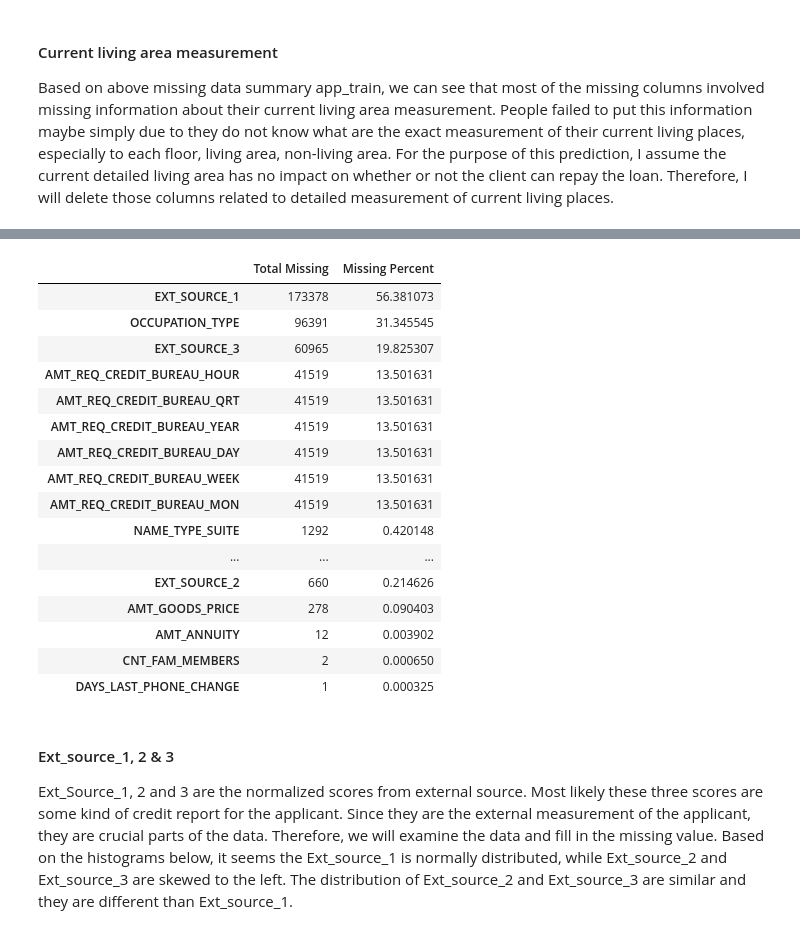
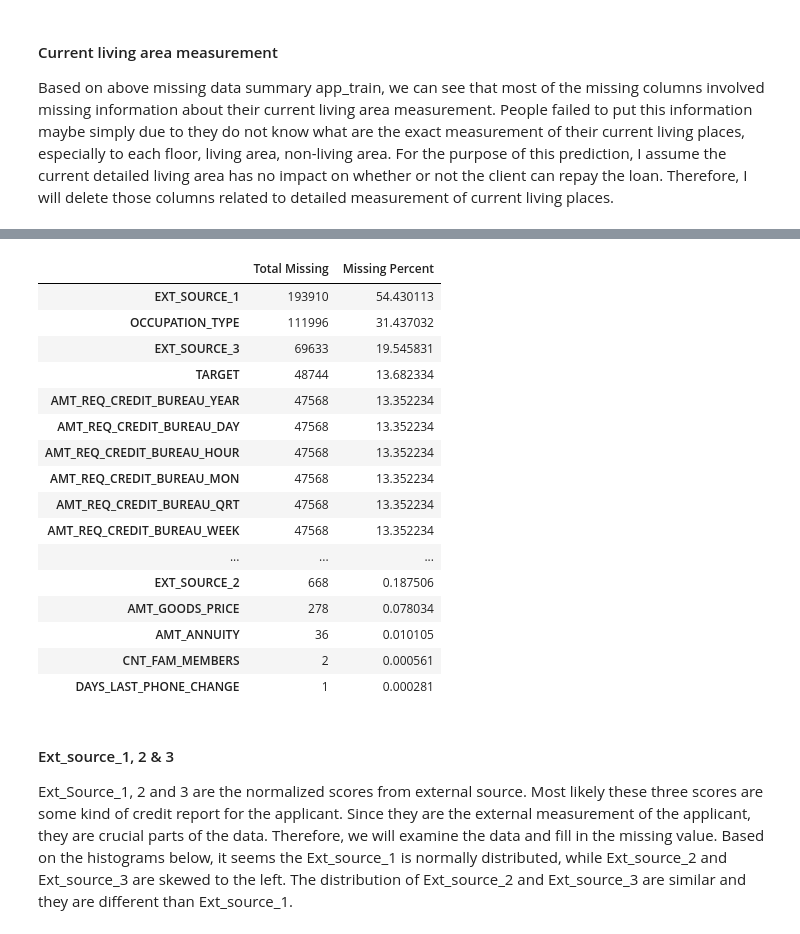
Before and after one commit to terrancexia/Home-Credit-Default-Risk-, a Jupyter notebook: Home Credit Default Risk.ipynb, the cells around one changed output, grey strips where cells are left out. Cells and saved outputs as stored; diff of their text form; code cells hidden in the pictures.

```diff
--- a/Home Credit Default Risk.ipynb
+++ b/Home Credit Default Risk.ipynb
@@ -60,6 +60,7 @@ warnings.filterwarnings('ignore')
 # %%
 # import data
 app_train = pd.read_csv("Data/application_train.csv")
+app_test =pd.read_csv("Data/application_test.csv")
 bureau = pd.read_csv("Data/bureau.csv")
 bur_bal = pd.read_csv("Data/bureau_balance.csv")
 pos_cash =pd.read_csv("Data/POS_CASH_balance.csv")
@@ -136,0 +178,9 @@ ins_pmt.head()
+# %%
+#add empty column Target into the app_test
+app_test['TARGET']=np.nan
+
+#sanity check
+print(app_train.columns.isin(app_test.columns))
+
+print(f'Number of columns in training set', len(app_train.columns))
+print(f'Number of columns in testing set', len(app_test.columns))
@@ -136,0 +201,9 @@ ins_pmt.head()
+# %%
+#Combining dataset
+
+df = pd.concat([app_train,app_test])
+
+#sanity check
+print(f'Shape of App_train:', app_train.shape)
+print(f'Shape of app_test:', app_test.shape)
+print(f'Shape of df:', df.shape)
@@ -194,7 +271,7 @@ Index(['COMMONAREA_MEDI', 'COMMONAREA_AVG', 'COMMONAREA_MODE', 'NONLIVINGAPARTME
       dtype='object')
 # %%
 # Delete the columns related to current living area detailed measurement.
-app_train1 = app_train.drop(['COMMONAREA_MEDI', 'COMMONAREA_AVG', 'COMMONAREA_MODE', 'NONLIVINGAPARTMENTS_MODE',
+df1 = df.drop(['COMMONAREA_MEDI', 'COMMONAREA_AVG', 'COMMONAREA_MODE', 'NONLIVINGAPARTMENTS_MODE',
                              'NONLIVINGAPARTMENTS_MEDI', 'NONLIVINGAPARTMENTS_AVG', 'FONDKAPREMONT_MODE',
                              'LIVINGAPARTMENTS_MEDI', 'LIVINGAPARTMENTS_MODE', 'LIVINGAPARTMENTS_AVG',
                              'FLOORSMIN_MEDI', 'FLOORSMIN_MODE', 'FLOORSMIN_AVG', 'YEARS_BUILD_MEDI',
@@ -208,28 +285,28 @@ app_train1 = app_train.drop(['COMMONAREA_MEDI', 'COMMONAREA_AVG', 'COMMONAREA_MO
                              'YEARS_BEGINEXPLUATATION_MODE', 'TOTALAREA_MODE','EMERGENCYSTATE_MODE'], axis=1)
 # %%
 #recheck the missing data summary
-total_miss1 = app_train1.isnull().sum().sort_values(ascending=False)
-miss_percent1 = (app_train1.isnull().sum()/app_train1.isnull().count()*100).sort_values(ascending=False)
+total_miss1 = df1.isnull().sum().sort_values(ascending=False)
+miss_percent1 = (df1.isnull().sum()/df1.isnull().count()*100).sort_values(ascending=False)
 miss_summ1 = pd.concat([total_miss1, miss_percent1], axis=1, keys=['Total Missing','Missing Percent'])
 miss_summ1[miss_summ1['Missing Percent']>0]
 # %% [output]
 |  | Total Missing | Missing Percent |
-| EXT_SOURCE_1 | 173378 | 56.381073 |
-| OCCUPATION_TYPE | 96391 | 31.345545 |
-| EXT_SOURCE_3 | 60965 | 19.825307 |
-| AMT_REQ_CREDIT_BUREAU_HOUR | 41519 | 13.501631 |
-| AMT_REQ_CREDIT_BUREAU_QRT | 41519 | 13.501631 |
-| AMT_REQ_CREDIT_BUREAU_YEAR | 41519 | 13.501631 |
-| AMT_REQ_CREDIT_BUREAU_DAY | 41519 | 13.501631 |
-| AMT_REQ_CREDIT_BUREAU_WEEK | 41519 | 13.501631 |
-| AMT_REQ_CREDIT_BUREAU_MON | 41519 | 13.501631 |
-| NAME_TYPE_SUITE | 1292 | 0.420148 |
+| EXT_SOURCE_1 | 193910 | 54.430113 |
+| OCCUPATION_TYPE | 111996 | 31.437032 |
+| EXT_SOURCE_3 | 69633 | 19.545831 |
+| TARGET | 48744 | 13.682334 |
+| AMT_REQ_CREDIT_BUREAU_YEAR | 47568 | 13.352234 |
+| AMT_REQ_CREDIT_BUREAU_DAY | 47568 | 13.352234 |
+| AMT_REQ_CREDIT_BUREAU_HOUR | 47568 | 13.352234 |
+| AMT_REQ_CREDIT_BUREAU_MON | 47568 | 13.352234 |
+| AMT_REQ_CREDIT_BUREAU_QRT | 47568 | 13.352234 |
+| AMT_REQ_CREDIT_BUREAU_WEEK | 47568 | 13.352234 |
 | ... | ... | ... |
-| EXT_SOURCE_2 | 660 | 0.214626 |
-| AMT_GOODS_PRICE | 278 | 0.090403 |
-| AMT_ANNUITY | 12 | 0.003902 |
-| CNT_FAM_MEMBERS | 2 | 0.000650 |
-| DAYS_LAST_PHONE_CHANGE | 1 | 0.000325 |
+| EXT_SOURCE_2 | 668 | 0.187506 |
+| AMT_GOODS_PRICE | 278 | 0.078034 |
+| AMT_ANNUITY | 36 | 0.010105 |
+| CNT_FAM_MEMBERS | 2 | 0.000561 |
+| DAYS_LAST_PHONE_CHANGE | 1 | 0.000281 |
 # %% [markdown]
 #### Ext_source_1, 2 & 3
 
```
Also changed, not shown: parts of 36 cells of this notebook.
